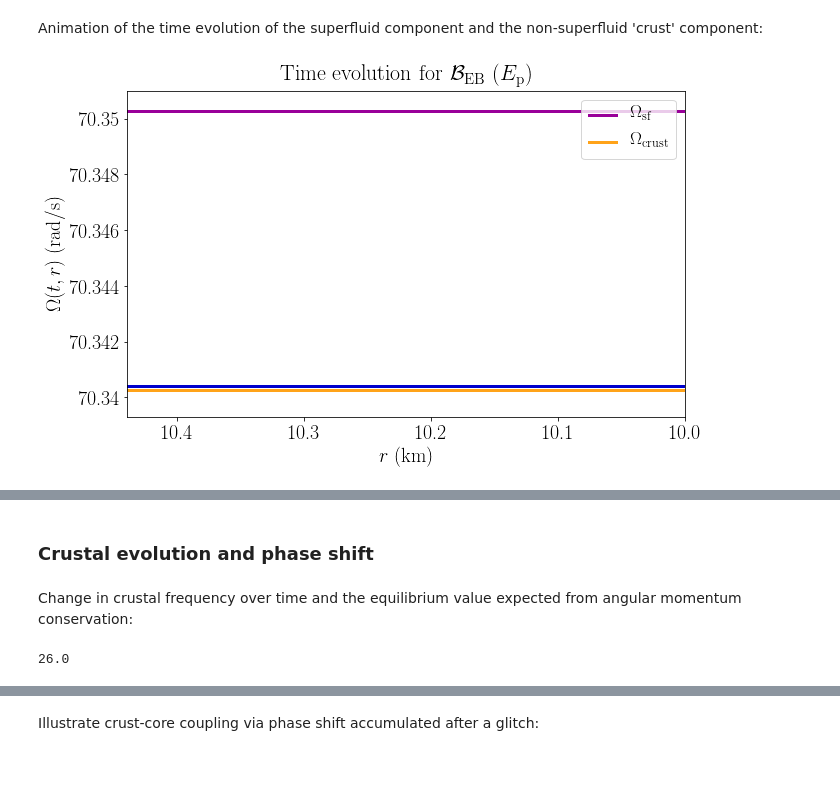
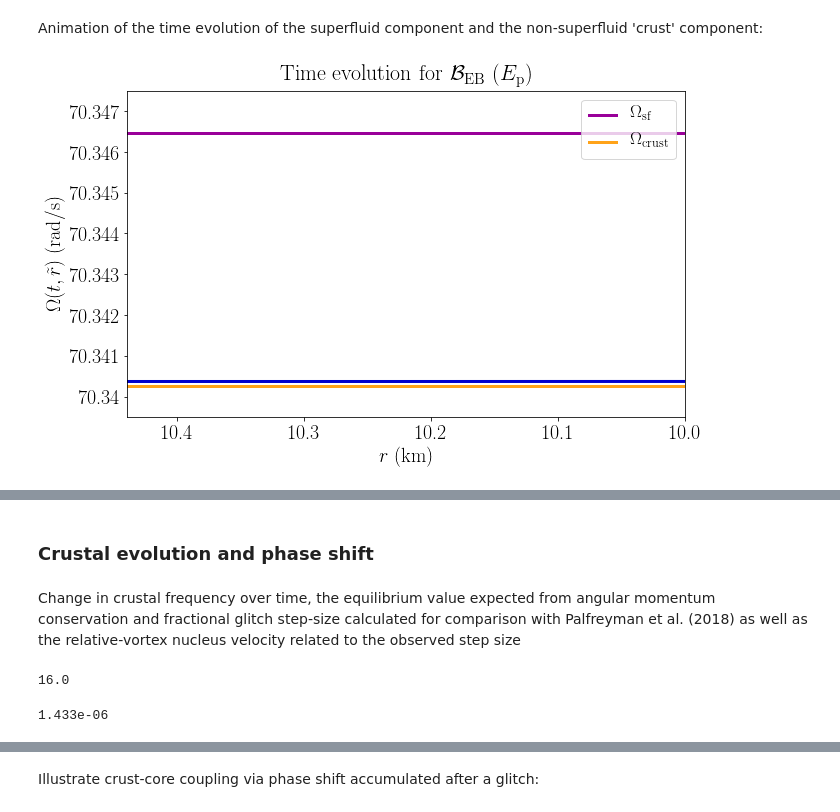
Before and after one commit to vanessagraber/glitchrises, a Jupyter notebook: rapid_crust_coupling.ipynb, the cells around one changed output, grey strips where cells are left out. Saved outputs shown, nothing was run; the diff lists cells and outputs as text; code cells hidden in the pictures; blank space fills up the shorter version.

```diff
--- a/rapid_crust_coupling.ipynb
+++ b/rapid_crust_coupling.ipynb
@@ -517,6 +531,6 @@ Integrating the equations of motions for above parameters and seven mutual frict
 # %%
-integration_results = {}
+integration_results_weak = {}
 
 for i in range(7):
-    integration_results[i] = time_step(t, omega_sf_0, omega_core_0, omega_crust_0, x, n, dx, h, rho_x, R_drip,
-                                       I_crust, I_core, df_mf_x[label_x[i+1]], B_core)
+    integration_results_weak[i] = time_step(t, omega_sf_0, omega_core_0, omega_crust_0, x, n, dx, h, rho_x,
+                                            R_drip, I_crust, I_core, df_mf_x[label_x[i+1]], B_core_weak)
@@ -530,5 +541,7 @@ $\Omega_{\rm sf}$ as a function of position for several time steps for strongest
+# %%
+drag_test = 4
 # %%
-imagelist_sf = [(integration_results[4][i][:-2]) for i in range(len(t))]
+imagelist_sf_weak = [(integration_results_weak[drag_test][i][:-2]) for i in range(len(t))]
 t_select = np.array([0, 1, 5, 40, 500, 2000, 8000])
 t_passed = np.round(t_select*dt, 3)
 print(t_passed)
@@ -573,46 +586,51 @@ plt.show()
 # %% [markdown]
 Animation of the time evolution of the superfluid component and the non-superfluid 'crust' component:
 # %%
-imagelist_crust = np.array(
-    [integration_results[4][:, -1][i]*np.ones(len(x)) for i in range(len(t))])
+imagelist_crust_weak = np.array(
+    [integration_results_weak[drag_test][:, -1][i]*np.ones(len(x)) for i in range(len(t))])
 # %%
 Writer = animation.writers['ffmpeg']
 writer = Writer(fps=10, metadata=dict(artist='Graber et al. (2018)'))
 # %%
 fig, ax = plt.subplots()
 fig.set_size_inches(10, 6)
 mpl.rcParams.update({'font.size': 20})
 plt.title(r'Time evolution for {}'.format(label_x[6]), fontsize=22)
 
-plt.plot(x*R_drip*1e-5, imagelist_sf[t_select[0]], ':', linewidth=3, color='black')
-plt.plot(x*R_drip*1e-5, imagelist_sf[t_select[6]], '-', linewidth=3, color='#0000CC')
+plt.plot(x*R_drip*1e-5, imagelist_sf_weak[t_select[0]], ':',
+         linewidth=3, color='black')
+plt.plot(x*R_drip*1e-5, imagelist_sf_weak[t_select[6]], '-',
+         linewidth=3, color=colors[1])
+
 ax = fig.get_axes()[0]
-line1, = ax.plot(x*R_drip*1e-5, imagelist_sf[0], '-', linewidth=3, color='#990099', label=r'$\Omega_{\rm sf}$')
-line2, = ax.plot(x*R_drip*1e-5, imagelist_crust[0], '-', linewidth=3, color='#FFA319', label=r'$\Omega_{\rm crust}$')
+
+line1, = ax.plot(x*R_drip*1e-5, imagelist_sf_weak[0], '-',
+                 linewidth=3, color=colors[0], label=r'$\Omega_{\rm sf}$')
+line2, = ax.plot(x*R_drip*1e-5, imagelist_crust_weak[0], '-',
+                 linewidth=3, color=colors[2], label=r'$\Omega_{\rm crust}$')
 
 plt.xlim(R_drip*1e-5, R_cci*1e-5)
-plt.ylim(70.3393, 70.351)
+plt.ylim(70.3395, 70.3475)
 plt.xlabel(r'$r$ (km)')
-plt.ylabel(r'$\Omega(t,r)$  $({\rm rad}/{\rm s})$')
+plt.ylabel(r'$\Omega(t,\tilde{r})$  $({\rm rad}/{\rm s})$')
 ax = fig.get_axes()[0]
-ax.set_xticks(np.arange(R_cci*1e-5, R_drip*1e-5, 0.1))
-ax.set_xticklabels(np.round(np.arange(R_cci*1e-5, R_drip*1e-5, 0.1), 1))
-ax.set_yticks(np.arange(70.34, 70.351, 0.002))
-ax.set_yticklabels(np.round(np.arange(70.34, 70.351, 0.002), 3))
+ax.set_xticks(np.arange(R_cci*1e-5, R_drip*1e-5,0.1))
+ax.set_xticklabels(np.round(np.arange(R_cci*1e-5, R_drip*1e-5,0.1),1))
+ax.set_yticks(np.arange(70.340, 70.348,0.001))
+ax.set_yticklabels(np.round(np.arange(70.340, 70.348,0.001),3))
 
 # update the data
 
 def animate(i):
-    line1.set_ydata(imagelist_sf[i])
-    line2.set_ydata(imagelist_crust[i])
+    line1.set_ydata(imagelist_sf_weak[i])
+    line2.set_ydata(imagelist_crust_weak[i])
     return line1, line2
-
 
 plt.legend(loc=1, handlelength=1.5, fontsize=18)
 
 ani = animation.FuncAnimation(fig, animate, np.arange(0, 5000, 2))
 # %% [output]
-[figure, old version]
+[figure, new version]
 # %%
 HTML(ani.to_html5_video())
 # %% [output]
@@ -620,5 +638,5 @@ HTML(ani.to_html5_video())
 # %% [markdown]
 ### Crustal evolution and phase shift
 # %% [markdown]
-Change in crustal frequency over time and the equilibrium value expected from angular momentum conservation:
+Change in crustal frequency over time, the equilibrium value expected from angular momentum conservation and fractional glitch step-size calculated for comparison with Palfreyman et al. (2018) as well as the relative-vortex nucleus velocity related to the observed step size
 # %%
@@ -629,5 +647,10 @@ for i in range(7):
 # %%
-del_om_equilibrium = omega_crust_0 / (2*pi) * rel_om_crit * I_sf/(I_crust + I_core)*1e6
-print(np.round(del_om_equilibrium))
+del_nu_equilibrium = omega_crust_0 / (2*pi) * rel_om_crit * I_sf/(I_crust + I_core)*1e6
+print(np.round(del_nu_equilibrium, 1))
 # %% [output]
-26.0
+16.0
+# %%
+frac_nu = del_nu_equilibrium*1e-6*2*pi/omega_crust_0
+print(np.round(frac_nu, 9))
+# %% [output]
+1.433e-06
```
Also changed, not shown: parts of 58 cells of this notebook.
